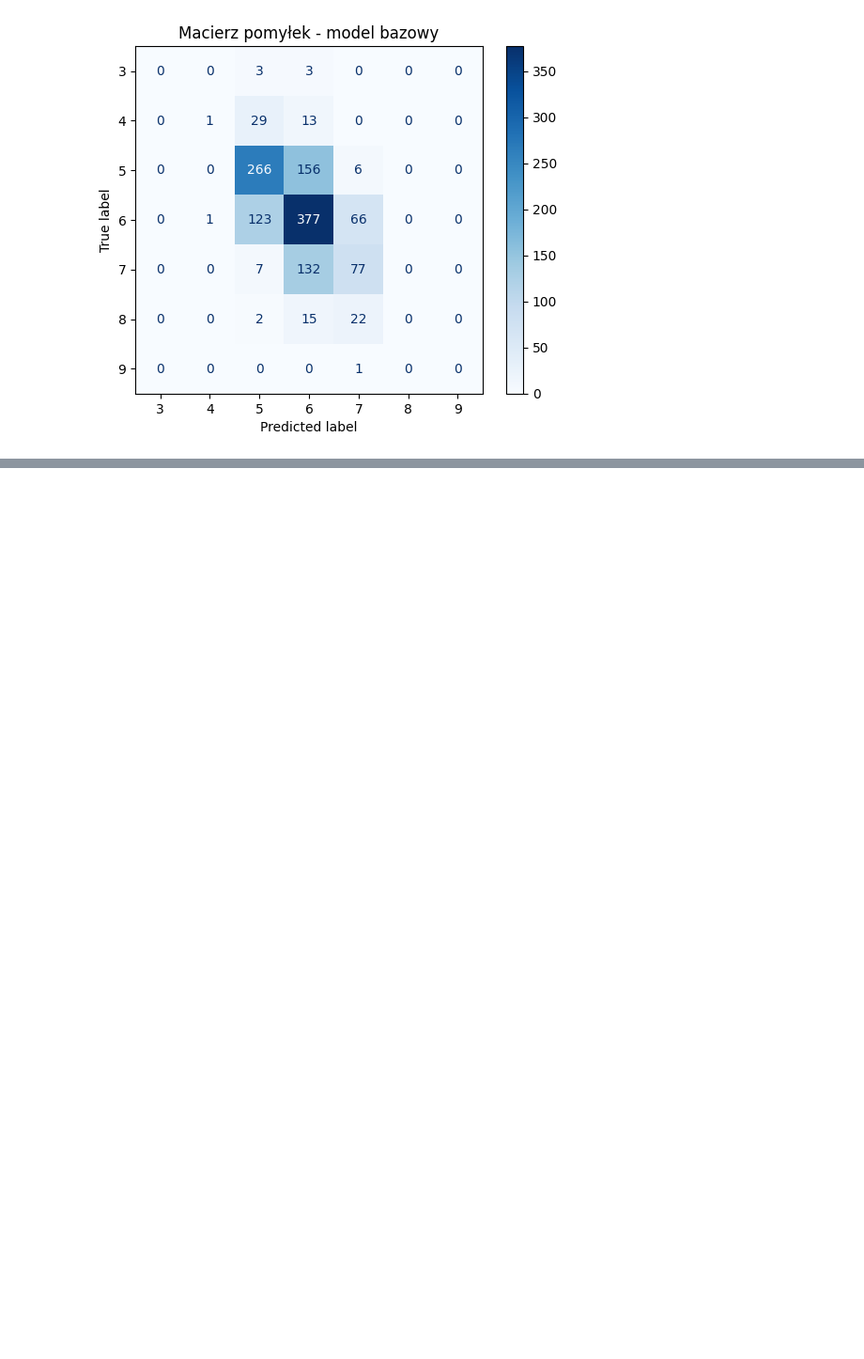
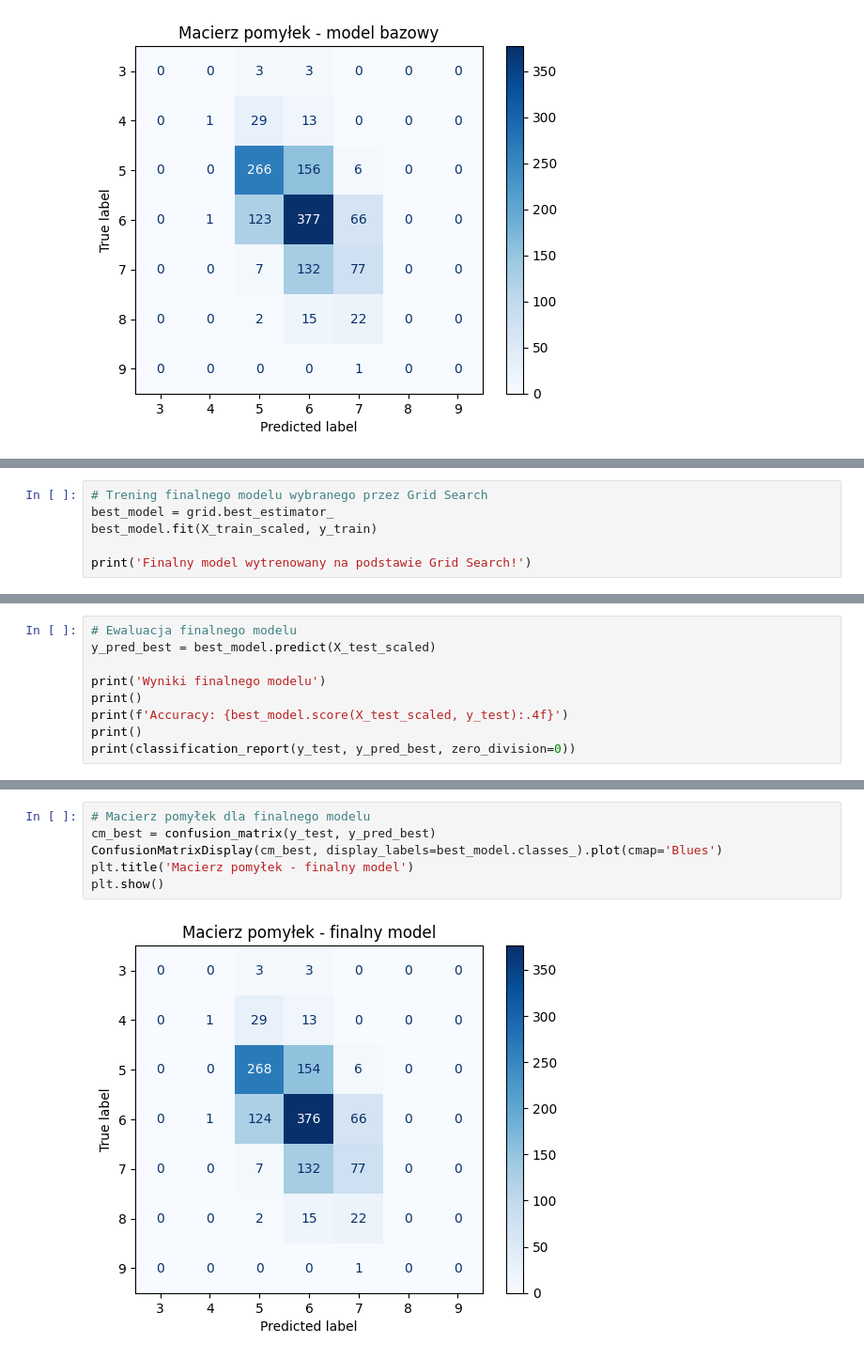
Before and after one commit to juliachrabaszcz/WineQuality-FeedForward-Classifier, a Jupyter notebook: wine_quality_mlp.ipynb, the cells around one changed output, grey strips where cells are left out. Shown at 94% size. Drawn from its saved outputs; the diff is of its cells as text; blank space fills up the shorter version.

Commit message:
Add Grid Search tuning and final model evaluation

```diff
--- a/wine_quality_mlp.ipynb
+++ b/wine_quality_mlp.ipynb
@@ -199,0 +245,6 @@ plt.show()
+# %%
+# Trening finalnego modelu wybranego przez Grid Search
+best_model = grid.best_estimator_
+best_model.fit(X_train_scaled, y_train)
+
+print('Finalny model wytrenowany na podstawie Grid Search!')
@@ -199,0 +253,9 @@ plt.show()
+# %%
+# Ewaluacja finalnego modelu
+y_pred_best = best_model.predict(X_test_scaled)
+
+print('Wyniki finalnego modelu')
+print()
+print(f'Accuracy: {best_model.score(X_test_scaled, y_test):.4f}')
+print()
+print(classification_report(y_test, y_pred_best, zero_division=0))
@@ -199,0 +280,8 @@ plt.show()
+# %%
+# Macierz pomyłek dla finalnego modelu
+cm_best = confusion_matrix(y_test, y_pred_best)
+ConfusionMatrixDisplay(cm_best, display_labels=best_model.classes_).plot(cmap='Blues')
+plt.title('Macierz pomyłek - finalny model')
+plt.show()
+# %% [output]
+[figure, added]
```
Also changed, not shown: parts of 4 cells of this notebook.
